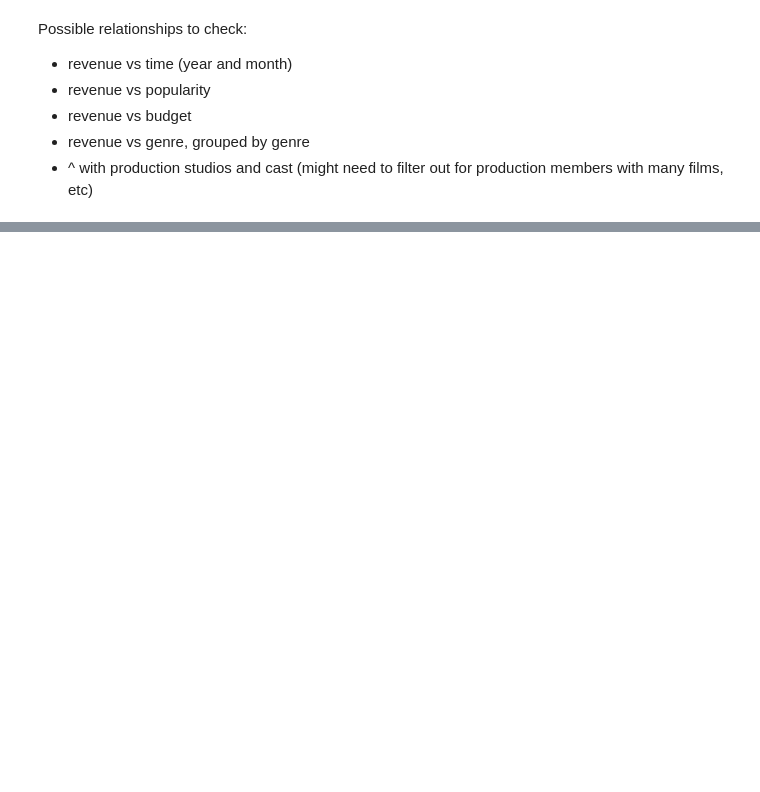
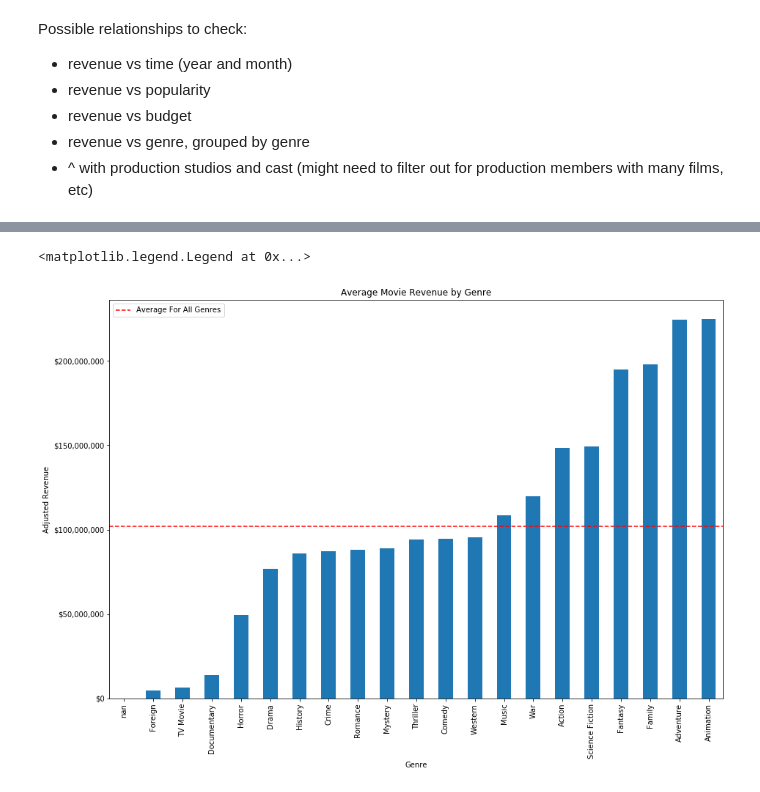
Before and after one commit to jtanquil/data_analyst_nanodegree, a Jupyter notebook: project2/Untitled.ipynb, the cells around one changed output, grey strips where cells are left out. Saved outputs shown, nothing was run; the diff lists cells and outputs as text; code cells hidden in the pictures; blank space fills up the shorter version.

Commit message:
started visualizations

```diff
--- a/project2/Untitled.ipynb
+++ b/project2/Untitled.ipynb
@@ -1056,0 +1083,7 @@ write_csv(list(unique_leads), "leads.csv")
+# %%
+# gets adjusted revenue for movies in each genre
+for genre in genres:
+    genre_revs[genre] = df.revenue_adj[df.genres.apply(lambda x: genre in str(x))]
+# %%
+for genre in genre_revs.keys():
+    print(genre + ": $" + '%.2f' % genre_revs[genre].mean())
@@ -1056,0 +1108,4 @@ write_csv(list(unique_leads), "leads.csv")
+# %%
+genre_means = {genre:genre_revs[genre].mean() for genre in genre_revs.keys()}
+# %%
+genre_mean_df = pd.DataFrame({"means": list(genre_means.values())}, index = genre_means.keys())
@@ -1056,0 +1114,15 @@ write_csv(list(unique_leads), "leads.csv")
+# %%
+ax = genre_mean_df.sort_values(by = ["means"]).plot(kind = "bar", figsize = (15, 10))
+ax.yaxis.set_major_formatter(StrMethodFormatter('${x:,.0f}'))
+ax.set_title("Average Movie Revenue by Genre")
+ax.set_ylabel("Adjusted Revenue")
+ax.set_xlabel("Genre")
+# add average adjusted revenue for all movies in the df
+l = ax.axhline(y = df.revenue_adj.mean())
+l.set_linestyle("--")
+l.set_color("red")
+# change the legend
+ax.legend(handles = [l], labels = ["Average For All Genres"], loc = 2)
+# %% [output]
+<matplotlib.legend.Legend at 0x...>
+[figure, added]
```
Also changed, not shown: parts of 23 cells of this notebook.
